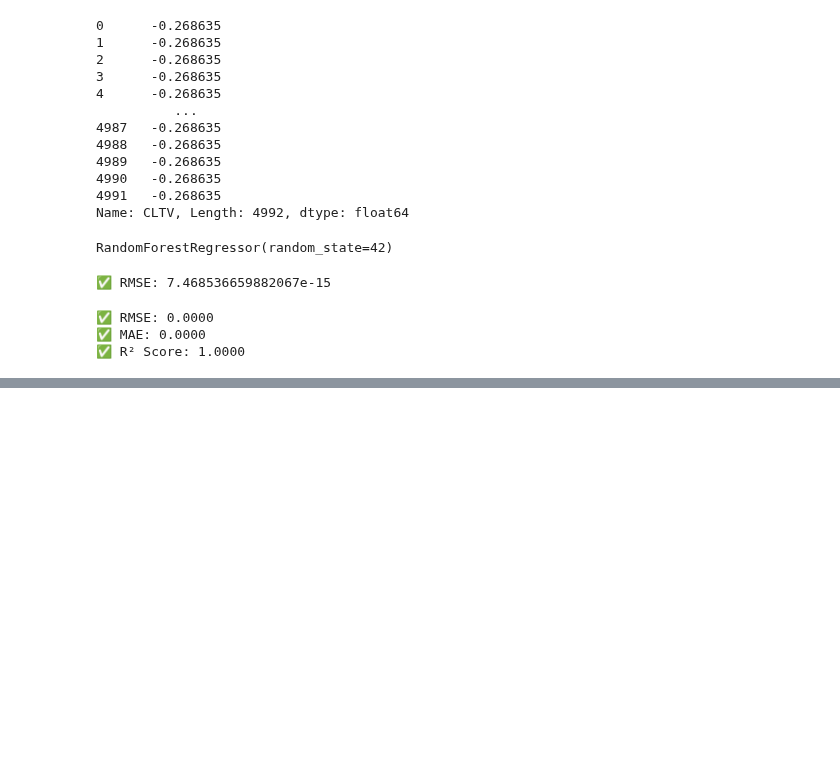
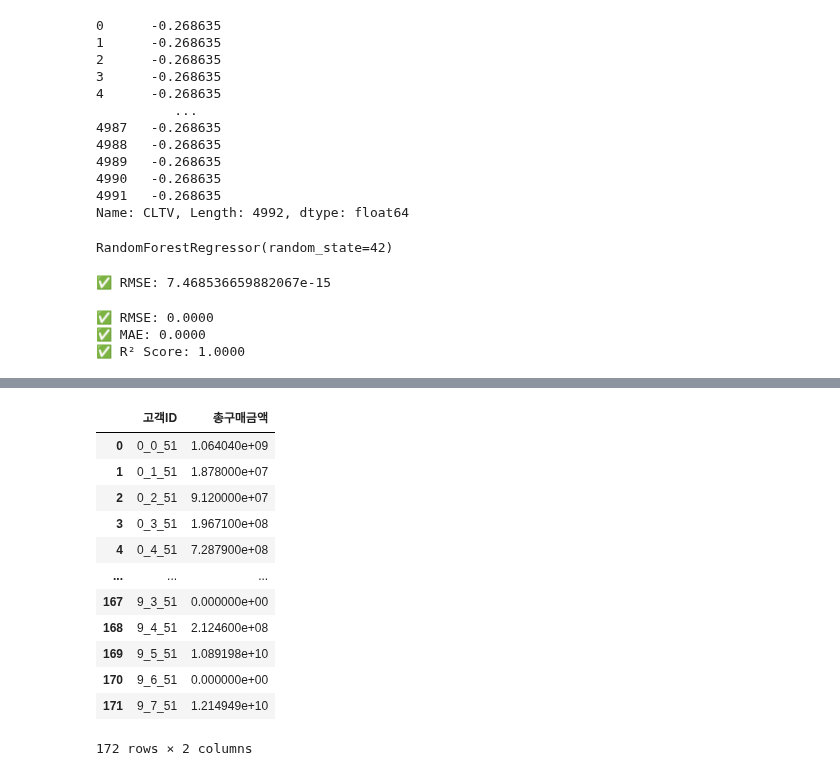
Before and after one commit to CodeWorks-hi/mini-project-2, a Jupyter notebook: jupyter_notebooks/모델_개발/sales_pred_model.ipynb, the cells around one changed output, grey strips where cells are left out. Saved outputs shown, nothing was run; the diff lists cells and outputs as text; code cells hidden in the pictures; blank space fills up the shorter version.

```diff
--- a/jupyter_notebooks/모델_개발/sales_pred_model.ipynb
+++ b/jupyter_notebooks/모델_개발/sales_pred_model.ipynb
@@ -192,0 +217,9 @@ print(f"✅ R² Score: {r2:.4f}")
+# %%
+# 1. 범주형 컬럼 인코딩
+categorical_cols = ['차량 구분', '국가명', '차종', '거래 유형', '공장명(국가)']
+label_encoders = {}
+
+for col in categorical_cols:
+    le = LabelEncoder()
+    df[col] = le.fit_transform(df[col])
+    label_encoders[col] = le
@@ -192,0 +230,5 @@ print(f"✅ R² Score: {r2:.4f}")
+# %%
+# 2. 고객ID 생성 및 총구매금액 계산
+df['고객ID'] = df['국가명'].astype(str) + "_" + df['차량 구분'].astype(str) + "_" + df['차종'].astype(str)
+UNIT_PRICE = 30000  # 임의 단가 가정
+df['총구매금액'] = df['수출량'] * UNIT_PRICE
@@ -192,0 +250,22 @@ print(f"✅ R² Score: {r2:.4f}")
+# %%
+# 3. 고객별 지표 계산
+purchase_freq = df.groupby('고객ID').size().reset_index(name='구매빈도')
+period_df = df.groupby('고객ID')['연도'].agg(['min', 'max']).reset_index()
+period_df['고객유지기간'] = period_df['max'] - period_df['min'] + 1
+purchase_total = df.groupby('고객ID')['총구매금액'].sum().reset_index()
+# %%
+purchase_total
+# %% [output]
+|  | 고객ID | 총구매금액 |
+| 0 | 0_0_51 | 1.064040e+09 |
+| 1 | 0_1_51 | 1.878000e+07 |
+| 2 | 0_2_51 | 9.120000e+07 |
+| 3 | 0_3_51 | 1.967100e+08 |
+| 4 | 0_4_51 | 7.287900e+08 |
+| ... | ... | ... |
+| 167 | 9_3_51 | 0.000000e+00 |
+| 168 | 9_4_51 | 2.124600e+08 |
+| 169 | 9_5_51 | 1.089198e+10 |
+| 170 | 9_6_51 | 0.000000e+00 |
+| 171 | 9_7_51 | 1.214949e+10 |
+172 rows × 2 columns
```
Also changed, not shown: parts of 35 cells of this notebook, 2 other files.
